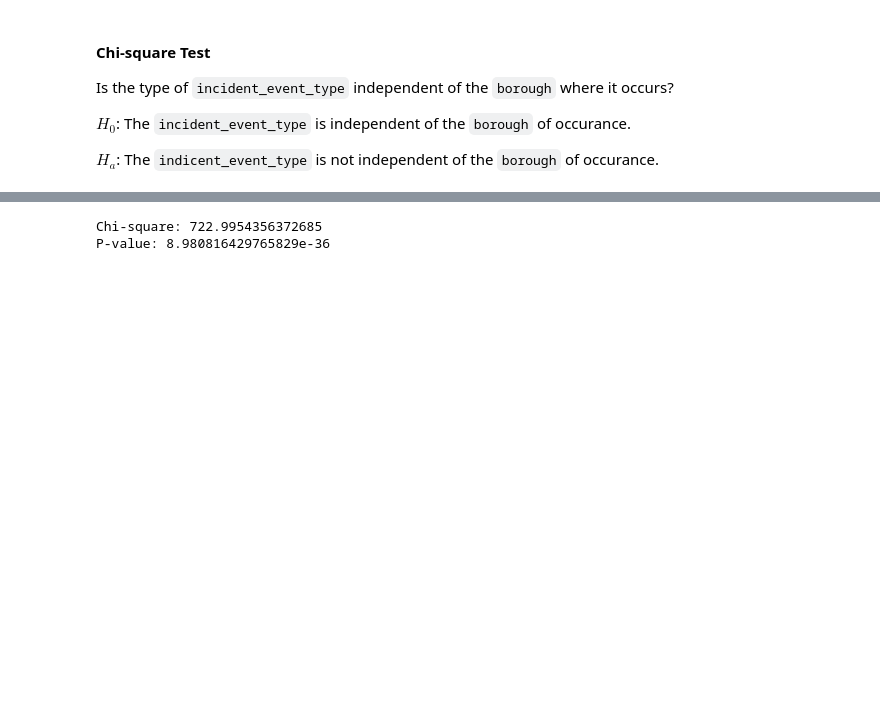
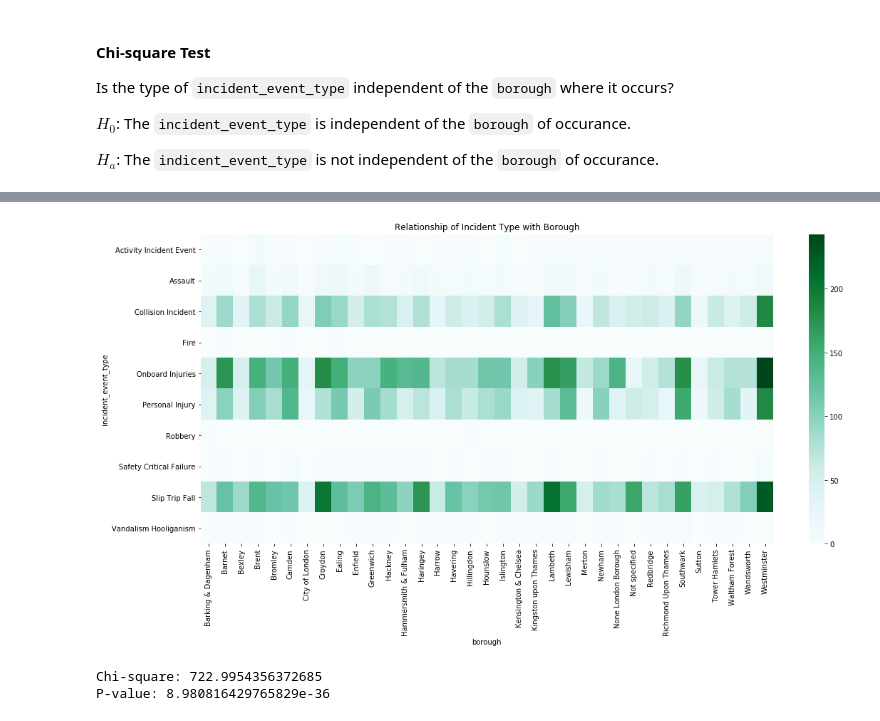
Before and after one commit to faithkane3/new_classification_project, a Jupyter notebook: wrangle.ipynb, the cells around one changed output, grey strips where cells are left out. Saved outputs shown, nothing was run; the diff lists cells and outputs as text; code cells hidden in the pictures; blank space fills up the shorter version.

Commit message:
Commit before closing down, after heatmap

```diff
--- a/wrangle.ipynb
+++ b/wrangle.ipynb
@@ -460,3 +470,10 @@ plt.show()
+# %%
+plt.figure(figsize=(18, 8))
+sns.heatmap(observed, cmap="BuGn")
+plt.title('Relationship of Incident Type with Borough')
+plt.show()
+# %% [output]
+[figure, added]
 # %%
 chi2, p, degf, expected = stats.chi2_contingency(observed)
 print(f'Chi-square: {chi2}\nP-value: {p}')
```
Also changed, not shown: parts of 2 cells of this notebook.
